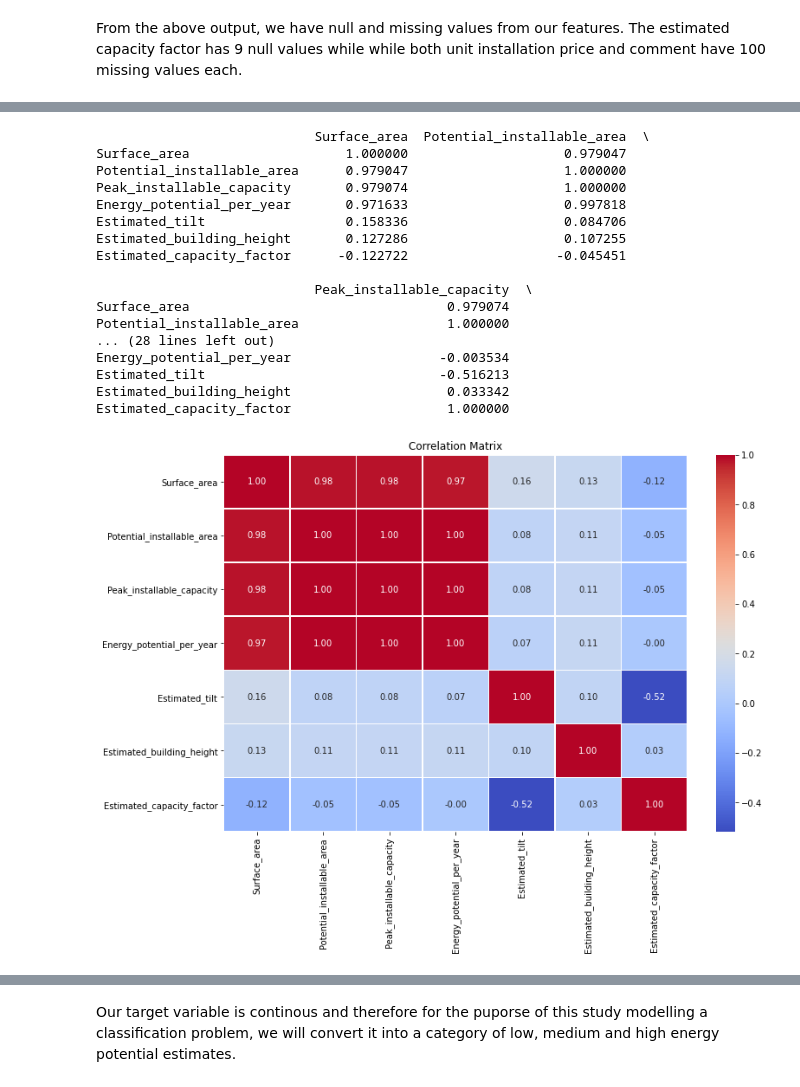
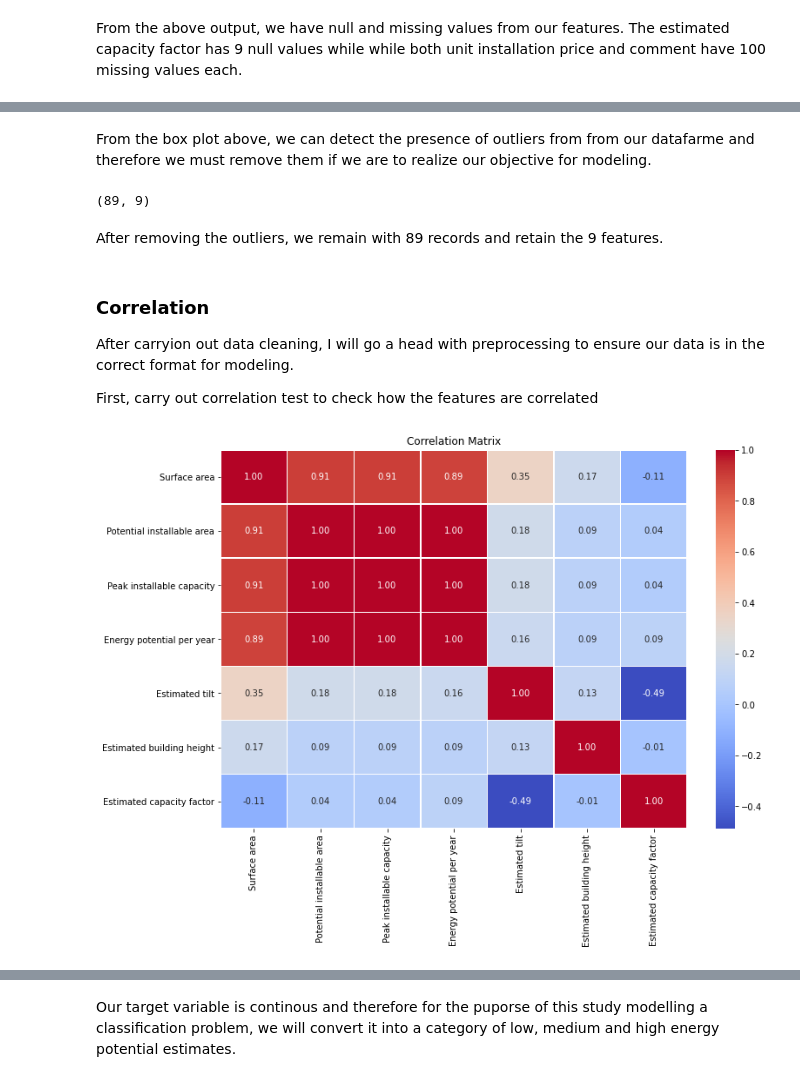
Before and after one commit to James-Kosgei/Phase3..Prjct88, a Jupyter notebook: index.ipynb, the cells around one changed output, grey strips where cells are left out. Cells and saved outputs as stored; diff of their text form; code cells hidden in the pictures.

Commit message:
Data cleaning

```diff
--- a/index.ipynb
+++ b/index.ipynb
@@ -162,3 +161,6 @@ data.drop(columns=["_inside_y", "_inside_x", "uuid", "Date_added"], inplace =Tru
+# %%
+# replace missing values in estimated capacity factor with the median
+data["Estimated capacity factor"]= data["Estimated capacity factor"].fillna(data["Estimated capacity factor"].median())
 # %%
 data.info()
 # %% [output]
@@ -180,0 +184,6 @@ memory usage: 7.2+ KB
+# %%
+# drop columns with too many missing values
+data.drop(columns=["Comment","Unit installation price"], inplace=True, axis=1)
+# %%
+# drop non-essential columns
+data.drop(columns=[" inside y", " inside x", "uuid", "Date added"], inplace =True)
@@ -181,27 +227,35 @@ memory usage: 7.2+ KB
+# %% [markdown]
+From the box  plot above, we can detect the presence of outliers from from our datafarme and therefore we must remove them if we are to realize our objective for modeling.
+# %%
+# declare the lower, upper and interquartile ranges
+Q1 = data.quantile(0.25)  # First quartile for all columns
+Q3 = data.quantile(0.75)  # Third quartile for all columns
+IQR = Q3 - Q1  # Interquartile Range for all columns
+lower_bound = Q1 - 1.5 * IQR  # Lower bound for all columns
+upper_bound = Q3 + 1.5 * IQR  # Upper bound for all column
+
+# check for outliers in the data
+iqr_outliers = (data < lower_bound) | (data > upper_bound)
+
+# retain rows with no outliers
+data1 = data[(~iqr_outliers.any(axis=1))]
+data1.shape
+# %% [output]
+(89, 9)
+# %% [markdown]
+After removing the outliers, we remain with 89 records and retain the 9 features.
+# %% [markdown]
+### Correlation
+After carryion out data cleaning, I will go a head with preprocessing to ensure our data is in the correct format for modeling.
+
+First, carry out correlation test to check how the features are correlated
 # %%
-corr_matrix = data.corr()
-print(corr_matrix)
+# correlation
+corr_matrix = data1.corr()
 # Plot the correlation matrix
 plt.figure(figsize=(12, 8))
 sns.heatmap(corr_matrix, annot=True, cmap="coolwarm", fmt=".2f", linewidths=0.5)
 plt.title("Correlation Matrix")
 plt.show()
 # %% [output]
-                            Surface_area  Potential_installable_area  \
-Surface_area                    1.000000                    0.979047
-Potential_installable_area      0.979047                    1.000000
-Peak_installable_capacity       0.979074                    1.000000
-Energy_potential_per_year       0.971633                    0.997818
-Estimated_tilt                  0.158336                    0.084706
-Estimated_building_height       0.127286                    0.107255
-Estimated_capacity_factor      -0.122722                   -0.045451
-
-                            Peak_installable_capacity  \
-Surface_area                                 0.979074
-Potential_installable_area                   1.000000
-... (28 lines left out)
-Energy_potential_per_year                   -0.003534
-Estimated_tilt                              -0.516213
-Estimated_building_height                    0.033342
-Estimated_capacity_factor                    1.000000
-[figure, old version]
+[figure, new version]
```
Also changed, not shown: parts of 20 cells of this notebook.
